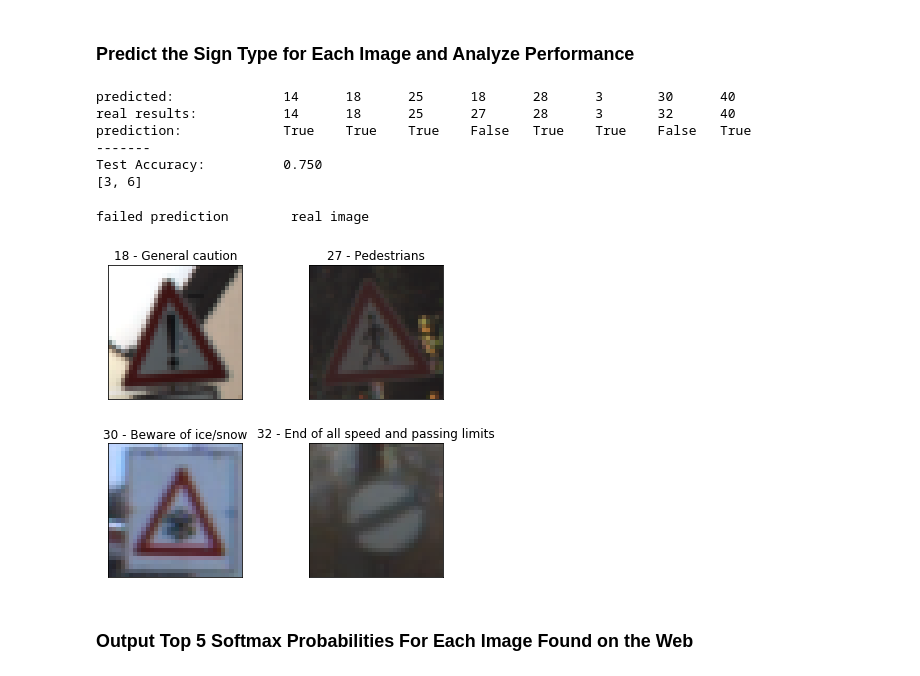
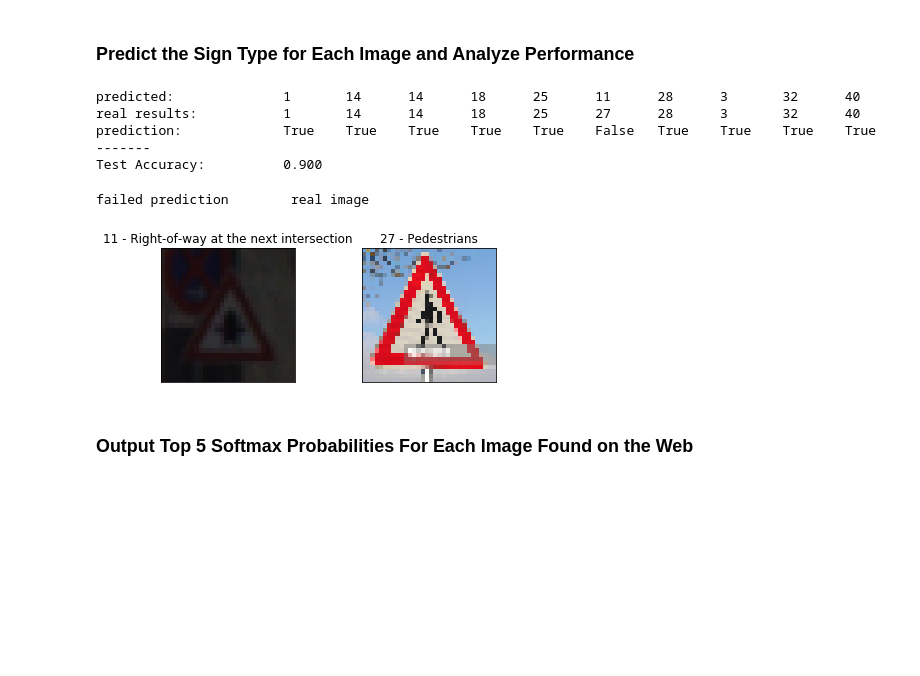
Before and after one commit to hecspc/CarND-Traffic-Sign-Classifier-Project, a Jupyter notebook: Traffic_Sign_Classifier.ipynb, the cells around one changed output. Drawn from its saved outputs; the diff is of its cells as text; code cells hidden in the pictures; blank space fills up the shorter version.

```diff
--- a/Traffic_Sign_Classifier.ipynb
+++ b/Traffic_Sign_Classifier.ipynb
@@ -199,7 +199,7 @@ def grayscale(data):
 
 # Normalizes the data
 def normalize(data):
-    return np.divide(np.add(data, 128.), 128.)
+    return np.divide(np.add(data, -128.), 128.)
 #     return np.add(np.divide(data, 255.), -0.5)
 
 def preprocess(data):
@@ -222,7 +222,7 @@ def LeNet(x):
     # height, width, in_depth, out_depth
     conv1_W = tf.Variable(tf.truncated_normal(shape=(5, 5, 1, 12), mean=mu, stddev=sigma))
     conv1_b = tf.Variable(tf.zeros(12))
-    conv1 = tf.nn.conv2d(x, conv1_W, strides=[1, 1, 1, 1], padding='VALID') + conv1_b
+    conv1 = tf.nn.conv2d(x, conv1_W, strides=[1, 1, 1, 1], padding='VALID', name='conv1') + conv1_b
     # TODO: Activation.
     conv1 = tf.nn.relu(conv1)
 
@@ -232,7 +232,7 @@ def LeNet(x):
     # TODO: Layer 2: Convolutional. Output = 10x10x32.
     conv2_W = tf.Variable(tf.truncated_normal(shape=(5, 5, 12,32), mean=mu, stddev=sigma))
     conv2_b = tf.Variable(tf.zeros(32))
-    conv2 = tf.nn.conv2d(conv1, conv2_W, strides=[1, 1, 1, 1], padding='VALID')
+    conv2 = tf.nn.conv2d(conv1, conv2_W, strides=[1, 1, 1, 1], padding='VALID', name='conv2') + conv2_b
 
     # TODO: Activation.,
     conv2 = tf.nn.relu(conv2)
@@ -309,7 +309,7 @@ from sklearn.utils import shuffle
 
 X_train_pre = preprocess(X_train)
 X_valid_pre = preprocess(X_valid)
-
+valid_accuracy = []
 with tf.Session() as sess:
     sess.run(tf.global_variables_initializer())
     num_examples = len(X_train_pre)
@@ -324,6 +324,7 @@ with tf.Session() as sess:
             sess.run(training_operation, feed_dict={x: batch_x, y: batch_y})
 
         validation_accuracy = evaluate(X_valid_pre, y_valid)
+        valid_accuracy.append(validation_accuracy)
         print("EPOCH {} ...".format(i+1))
         print("Validation Accuracy = {:.3f}".format(validation_accuracy))
         print()
@@ -432,43 +438,41 @@ with tf.Session() as sess:
     test_real_accuracy = evaluate(X_test_real_pre, y_test_real)
     print("-------")
     print("Test Accuracy:\t\t{:.3f}".format(test_real_accuracy))
-    print(fails)
 # %% [output]
-predicted:              14      18      25      18      28      3       30      40
-real results:           14      18      25      27      28      3       32      40
-prediction:             True    True    True    False   True    True    False   True
+predicted:              1       14      14      18      25      11      28      3       32      40
+real results:           1       14      14      18      25      27      28      3       32      40
+prediction:             True    True    True    True    True    False   True    True    True    True
 -------
-Test Accuracy:          0.750
-[3, 6]
+Test Accuracy:          0.900
 # %%
-num_rows = 2
-num_columns = len(fails)
+num_rows = len(fails)
+num_columns = 2
 
 fig, axes = plt.subplots(num_rows, num_columns, figsize=(num_columns * 3, num_rows * 3),
                          subplot_kw={'xticks': [], 'yticks': []})
 fig.subplots_adjust(hspace=0.2, wspace=0.5)
 
 i = 0
 print("failed prediction \t real image")
 for ind in fails:
     index = predicted[ind]
     image = X_train[train_indexes[index][random.randint(0, len(train_indexes[index]))]].squeeze()
     ax = axes.flat[i]
     ax.imshow(image)
     ax.set_title(str(index) + " - " + label_dict[index])
     i+=1
 
     index = y_test_real[ind]
-    image = X_train[train_indexes[index][random.randint(0, len(train_indexes[index]))]].squeeze()
+    image = X_test_real[ind] # X_train[train_indexes[index][random.randint(0, len(train_indexes[index]))]].squeeze()
     ax = axes.flat[i]
     ax.imshow(image)
     ax.set_title(str(index) + " - " + label_dict[index])
     i+=1
 
 plt.show()
 # %% [output]
 failed prediction        real image
-[figure, old version]
+[figure, new version]
 # %% [markdown]
 ### Output Top 5 Softmax Probabilities For Each Image Found on the Web
 # %% [markdown]
```
Also changed, not shown: parts of 8 cells of this notebook, 4 other files.
